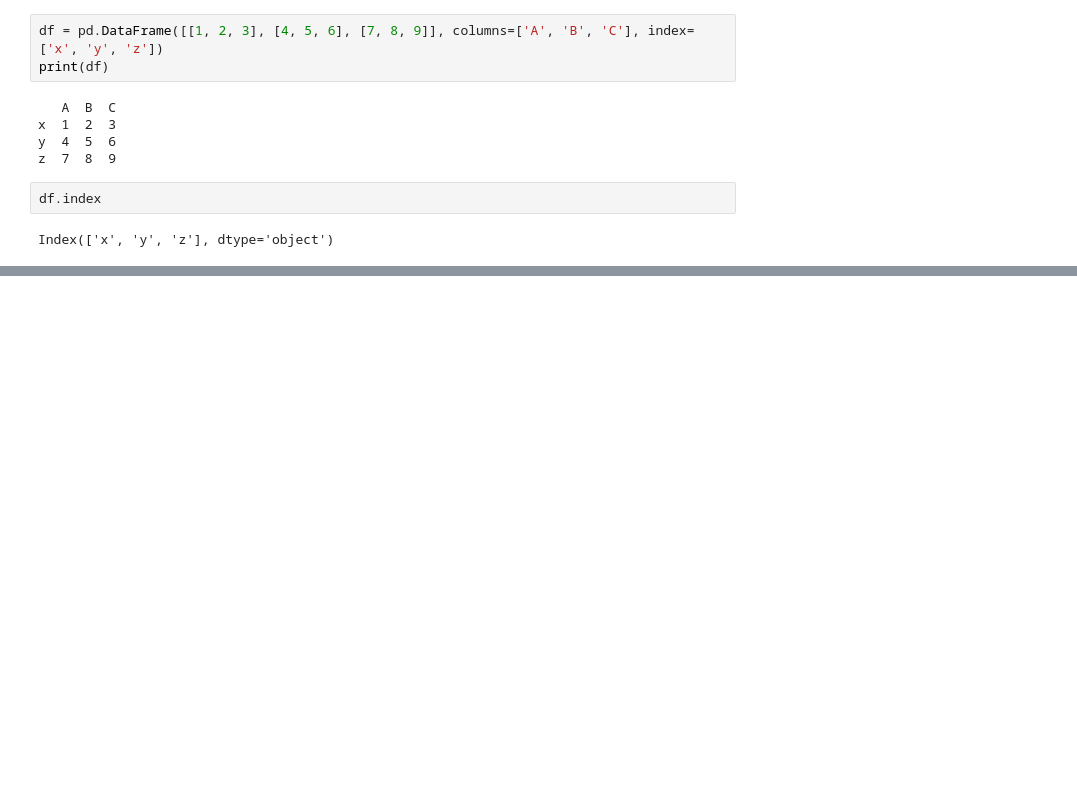
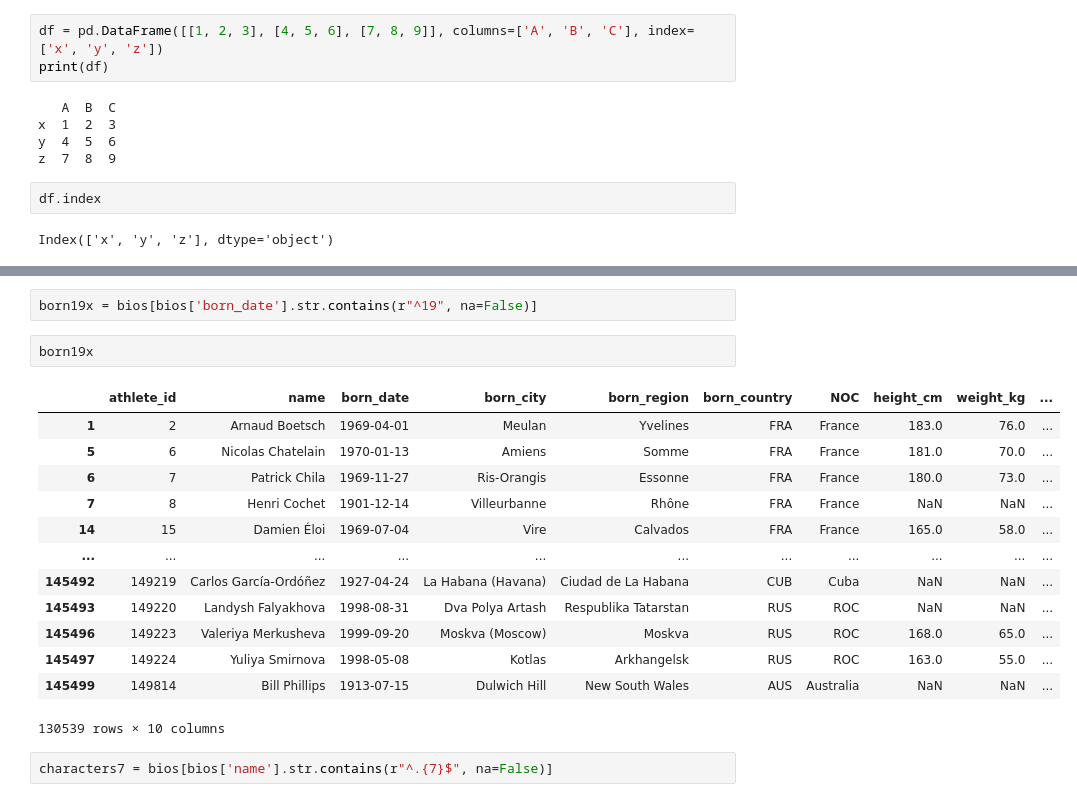
Before and after one commit to kelseafunwi/complete-pandas-tutorial, a Jupyter notebook: main.ipynb, the cells around one changed output, grey strips where cells are left out. Cells and saved outputs as stored; diff of their text form; blank space fills up the shorter version.

```diff
--- a/main.ipynb
+++ b/main.ipynb
@@ -103,0 +484,20 @@ Index(['x', 'y', 'z'], dtype='object')
+# %%
+born19x = bios[bios['born_date'].str.contains(r"^19", na=False)]
+# %%
+born19x
+# %% [output]
+|  | athlete_id | name | born_date | born_city | born_region | born_country | NOC | height_cm | weight_kg | ... |
+| 1 | 2 | Arnaud Boetsch | 1969-04-01 | Meulan | Yvelines | FRA | France | 183.0 | 76.0 | ... |
+| 5 | 6 | Nicolas Chatelain | 1970-01-13 | Amiens | Somme | FRA | France | 181.0 | 70.0 | ... |
+| 6 | 7 | Patrick Chila | 1969-11-27 | Ris-Orangis | Essonne | FRA | France | 180.0 | 73.0 | ... |
+| 7 | 8 | Henri Cochet | 1901-12-14 | Villeurbanne | Rhône | FRA | France | NaN | NaN | ... |
+| 14 | 15 | Damien Éloi | 1969-07-04 | Vire | Calvados | FRA | France | 165.0 | 58.0 | ... |
+| ... | ... | ... | ... | ... | ... | ... | ... | ... | ... | ... |
+| 145492 | 149219 | Carlos García-Ordóñez | 1927-04-24 | La Habana (Havana) | Ciudad de La Habana | CUB | Cuba | NaN | NaN | ... |
+| 145493 | 149220 | Landysh Falyakhova | 1998-08-31 | Dva Polya Artash | Respublika Tatarstan | RUS | ROC | NaN | NaN | ... |
+| 145496 | 149223 | Valeriya Merkusheva | 1999-09-20 | Moskva (Moscow) | Moskva | RUS | ROC | 168.0 | 65.0 | ... |
+| 145497 | 149224 | Yuliya Smirnova | 1998-05-08 | Kotlas | Arkhangelsk | RUS | ROC | 163.0 | 55.0 | ... |
+| 145499 | 149814 | Bill Phillips | 1913-07-15 | Dulwich Hill | New South Wales | AUS | Australia | NaN | NaN | ... |
+130539 rows × 10 columns
+# %%
+characters7 = bios[bios['name'].str.contains(r"^.{7}$", na=False)]
```
Also changed, not shown: parts of 38 cells of this notebook, 1 other file.
